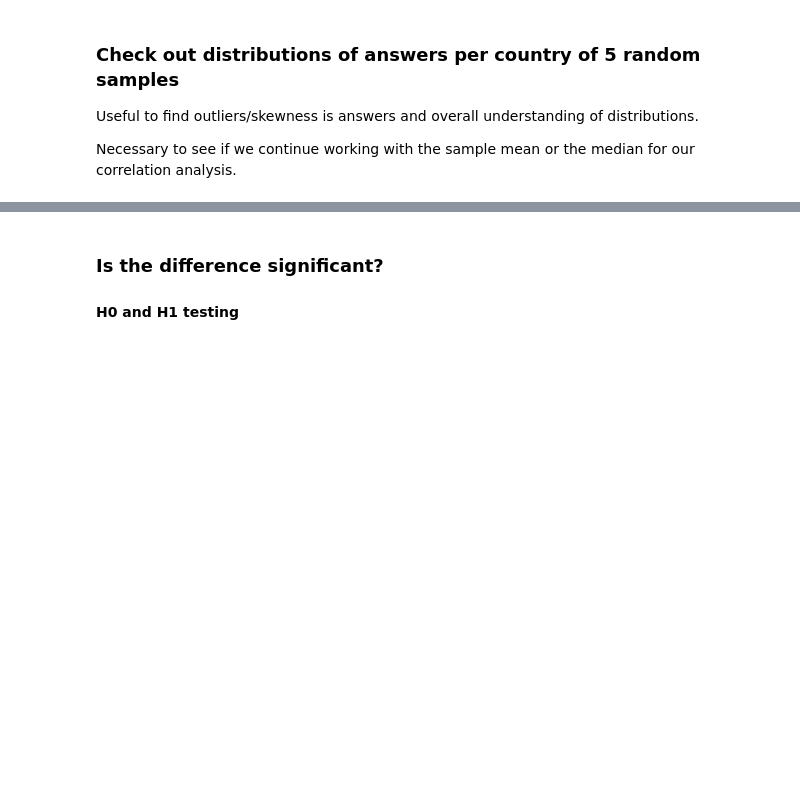
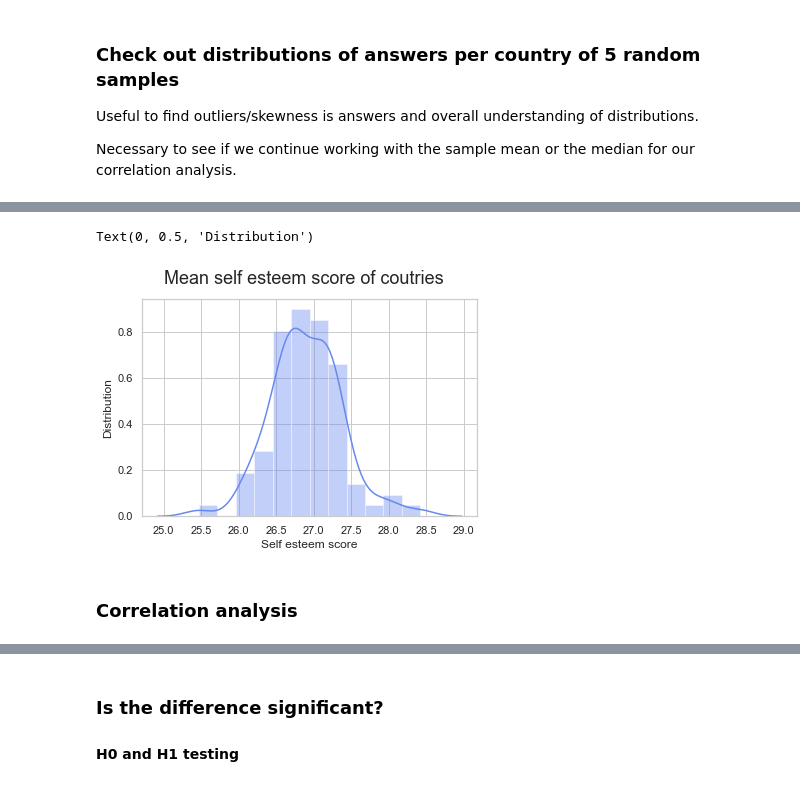
Before and after one commit to FHnt97/Project-Week-5-Your-Own-Project, a Jupyter notebook: your-project/03-Analysis.ipynb, the cells around one changed output, grey strips where cells are left out. Saved outputs shown, nothing was run; the diff lists cells and outputs as text; code cells hidden in the pictures; blank space fills up the shorter version.

```diff
--- a/your-project/03-Analysis.ipynb
+++ b/your-project/03-Analysis.ipynb
@@ -26,0 +59,4 @@ sns.distplot()
+# %%
+rosenberg_grouped = df_rosenberg.groupby(["country", "country_id"]).mean()
+rosenberg_grouped.head()
+df_hof.head()
@@ -26,0 +129,13 @@ sns.distplot()
+# %%
+# initial distribution of all scores per country
+figure_distribution = sns.distplot(rosenberg_grouped["overall_score"])
+figure_distribution.figure.suptitle("Mean self esteem score of coutries", fontsize = 18)
+
+plt.xlabel('Self esteem score', fontsize=12)
+#plt.yticks(figure_distribution.get_yticks(), figure_distribution.get_yticks() * 100)
+plt.ylabel('Distribution', fontsize=12)
+# %% [output]
+Text(0, 0.5, 'Distribution')
+[figure, added]
+# %% [markdown]
+### Correlation analysis
```
Also changed, not shown: parts of 43 cells of this notebook, 6 other files.
